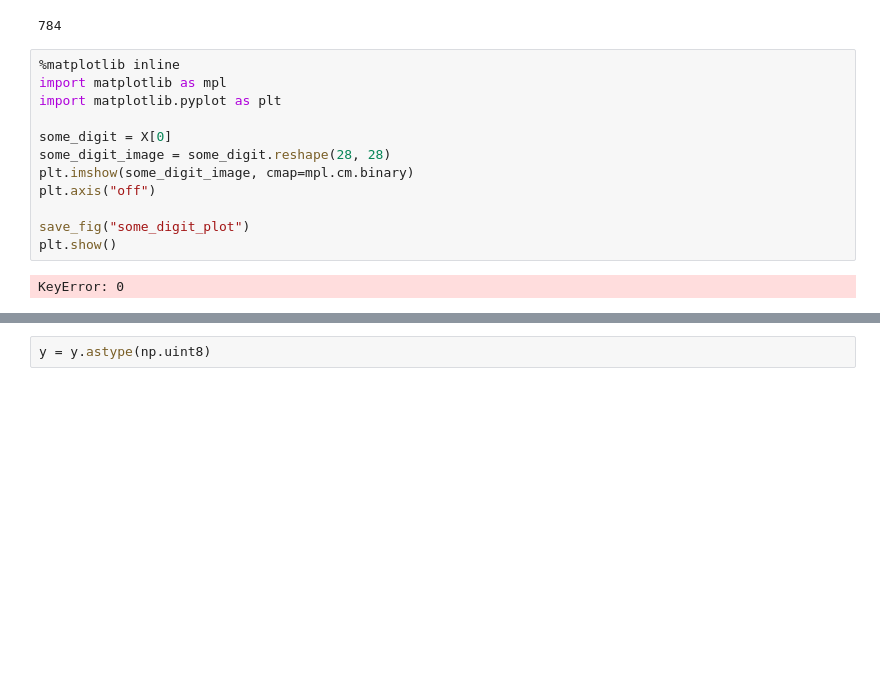
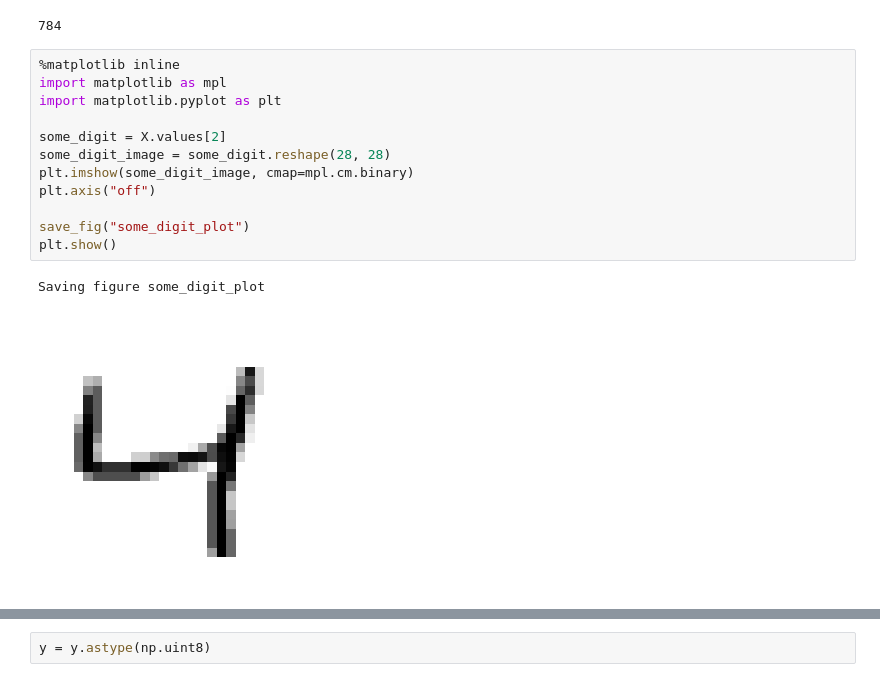
Before and after one commit to jamesbrown5292/handson-ml2, a Jupyter notebook: 03_classification.ipynb, the cells around one changed output, grey strips where cells are left out. Saved outputs shown, nothing was run; the diff lists cells and outputs as text; blank space fills up the shorter version.

```diff
--- a/03_classification.ipynb
+++ b/03_classification.ipynb
@@ -72,16 +72,17 @@ y.shape
 # %%
 %matplotlib inline
 import matplotlib as mpl
 import matplotlib.pyplot as plt
 
-some_digit = X[0]
+some_digit = X.values[2]
 some_digit_image = some_digit.reshape(28, 28)
 plt.imshow(some_digit_image, cmap=mpl.cm.binary)
 plt.axis("off")
 
 save_fig("some_digit_plot")
 plt.show()
 # %% [output]
-KeyError: 0
+Saving figure some_digit_plot
+[figure, added]
 # %%
 y[0]
```
Also changed, not shown: parts of 7 cells of this notebook.
